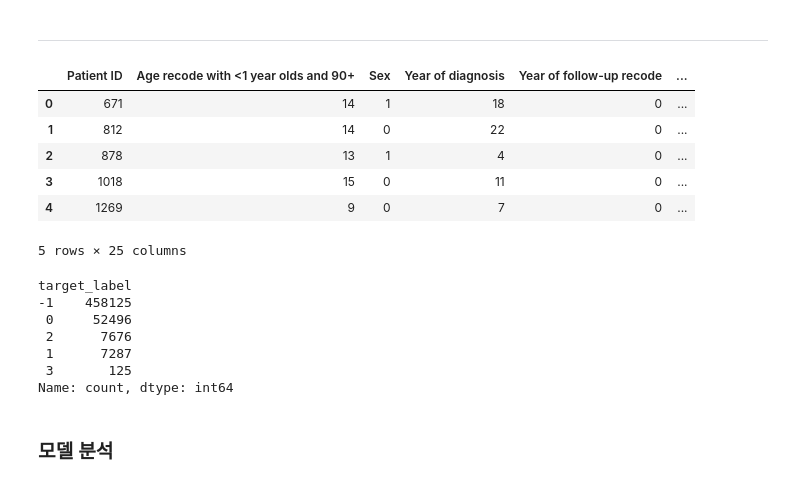
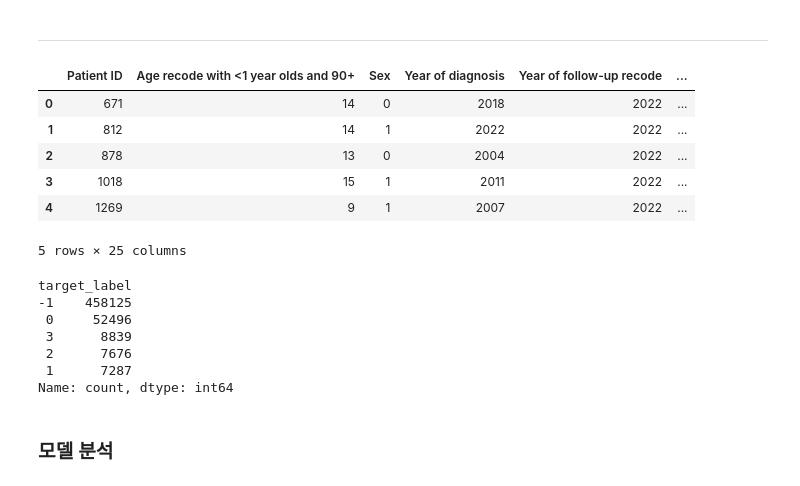
Before and after one commit to Maroco0109/SKN19_2ND_5TEAM, a Jupyter notebook: Analysis.ipynb, the cells around one changed output. Drawn from its saved outputs; the diff is of its cells as text; code cells hidden in the pictures.

```diff
--- a/Analysis.ipynb
+++ b/Analysis.ipynb
@@ -496,23 +461,24 @@ def preprocess_for_model(
 
     return df_work, df_work['target_label'], meta
 # %%
-df_preprocessed, target_series, preprocess_meta = preprocess_for_model(df)
+dp = DataPreprocessing()
+df_preprocessed, target_series, preprocess_meta = dp.run(df, mode='full')
 display(df_preprocessed.head())
 print(target_series.value_counts())
 # %% [output]
 |  | Patient ID | Age recode with <1 year olds and 90+ | Sex | Year of diagnosis | Year of follow-up recode | ... |
-| 0 | 671 | 14 | 1 | 18 | 0 | ... |
-| 1 | 812 | 14 | 0 | 22 | 0 | ... |
-| 2 | 878 | 13 | 1 | 4 | 0 | ... |
-| 3 | 1018 | 15 | 0 | 11 | 0 | ... |
-| 4 | 1269 | 9 | 0 | 7 | 0 | ... |
+| 0 | 671 | 14 | 0 | 2018 | 2022 | ... |
+| 1 | 812 | 14 | 1 | 2022 | 2022 | ... |
+| 2 | 878 | 13 | 0 | 2004 | 2022 | ... |
+| 3 | 1018 | 15 | 1 | 2011 | 2022 | ... |
+| 4 | 1269 | 9 | 1 | 2007 | 2022 | ... |
 5 rows × 25 columns
 target_label
 -1    458125
  0     52496
+ 3      8839
  2      7676
  1      7287
- 3       125
 Name: count, dtype: int64
 # %% [markdown]
 ### 모델 분석
```
Also changed, not shown: parts of 5 cells of this notebook, 1 other file.
